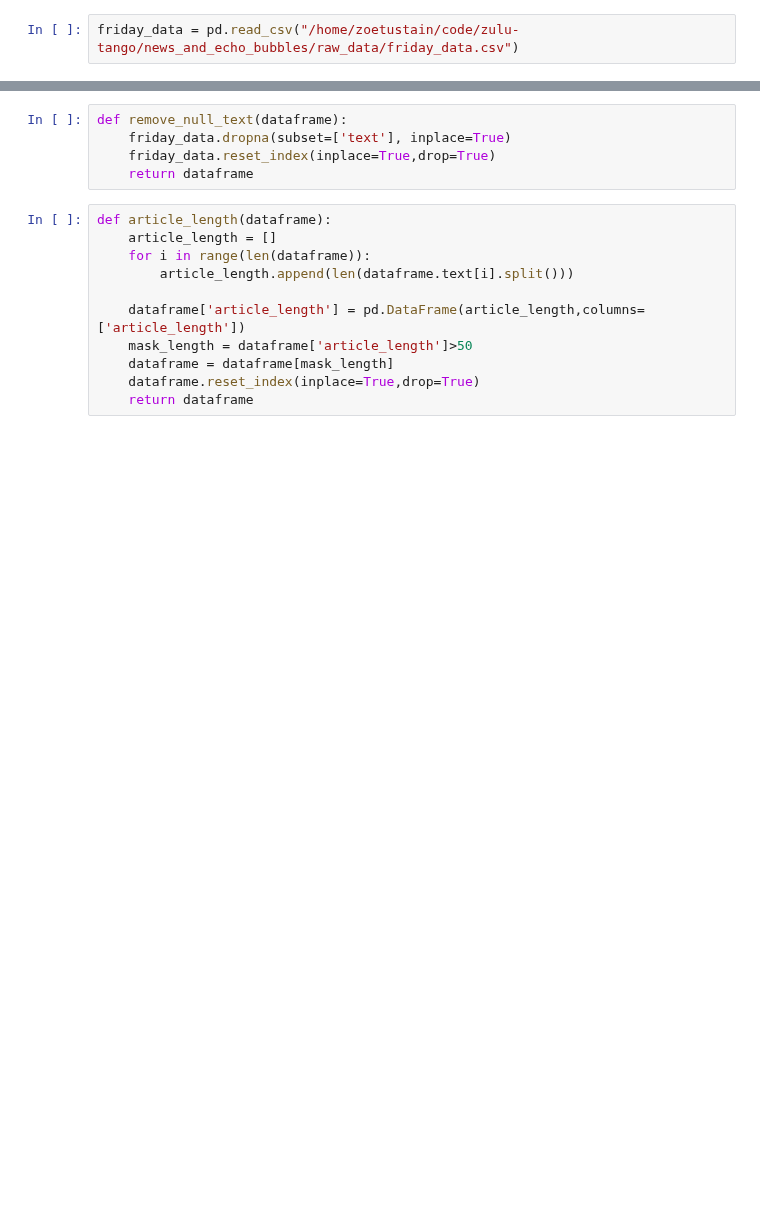
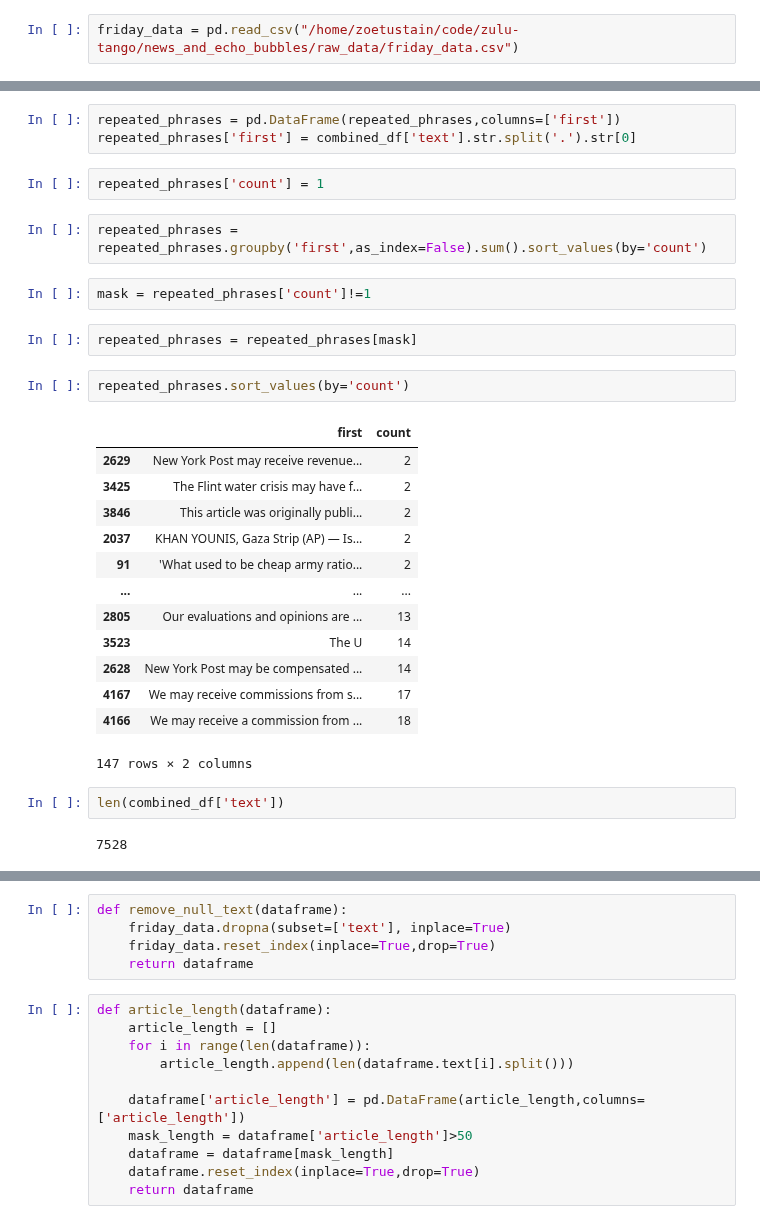
Before and after one commit to zulu-tango/news_and_echo_bubbles, a Jupyter notebook: notebooks/zoe_scraping.ipynb, the cells around one changed output, grey strips where cells are left out. Drawn from its saved outputs; the diff is of its cells as text; blank space fills up the shorter version.

```diff
--- a/notebooks/zoe_scraping.ipynb
+++ b/notebooks/zoe_scraping.ipynb
@@ -539,0 +481,31 @@ friday_data = pd.read_csv("/home/zoetustain/code/zulu-tango/news_and_echo_bubble
+# %%
+repeated_phrases = pd.DataFrame(repeated_phrases,columns=['first'])
+repeated_phrases['first'] = combined_df['text'].str.split('.').str[0]
+# %%
+repeated_phrases['count'] = 1
+# %%
+repeated_phrases = repeated_phrases.groupby('first',as_index=False).sum().sort_values(by='count')
+# %%
+mask = repeated_phrases['count']!=1
+# %%
+repeated_phrases = repeated_phrases[mask]
+# %%
+repeated_phrases.sort_values(by='count')
+# %% [output]
+|  | first | count |
+| 2629 | New York Post may receive revenue... | 2 |
+| 3425 | The Flint water crisis may have f... | 2 |
+| 3846 | This article was originally publi... | 2 |
+| 2037 | KHAN YOUNIS, Gaza Strip (AP) — Is... | 2 |
+| 91 | 'What used to be cheap army ratio... | 2 |
+| ... | ... | ... |
+| 2805 | Our evaluations and opinions are ... | 13 |
+| 3523 | The U | 14 |
+| 2628 | New York Post may be compensated ... | 14 |
+| 4167 | We may receive commissions from s... | 17 |
+| 4166 | We may receive a commission from ... | 18 |
+147 rows × 2 columns
+# %%
+len(combined_df['text'])
+# %% [output]
+7528
```
Also changed, not shown: parts of 33 cells of this notebook, 6 other files.
